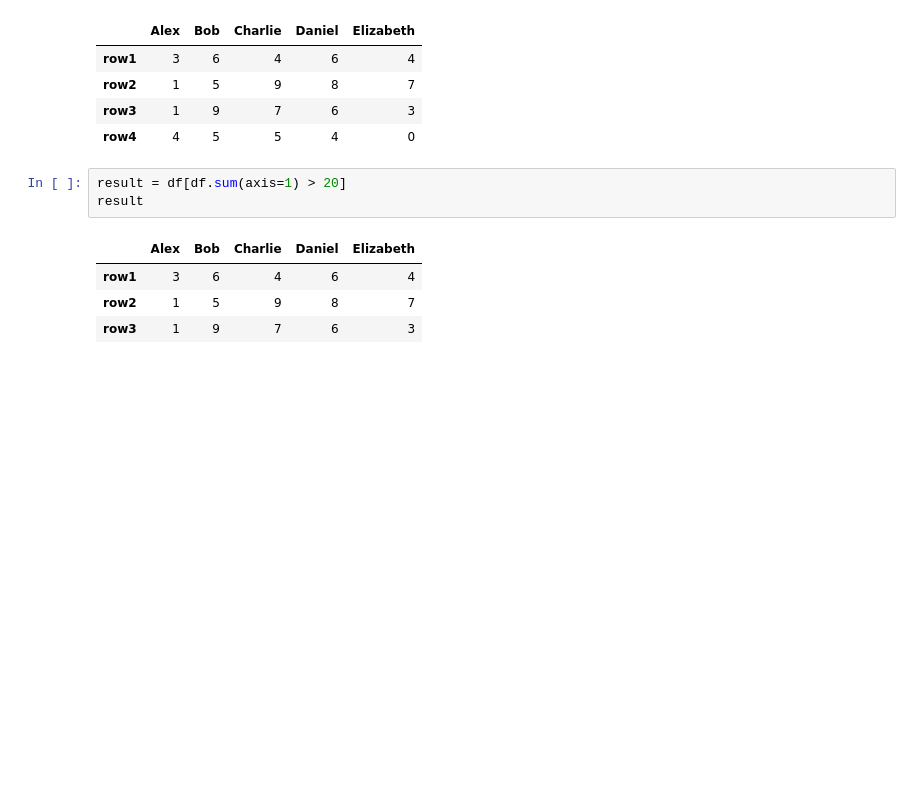
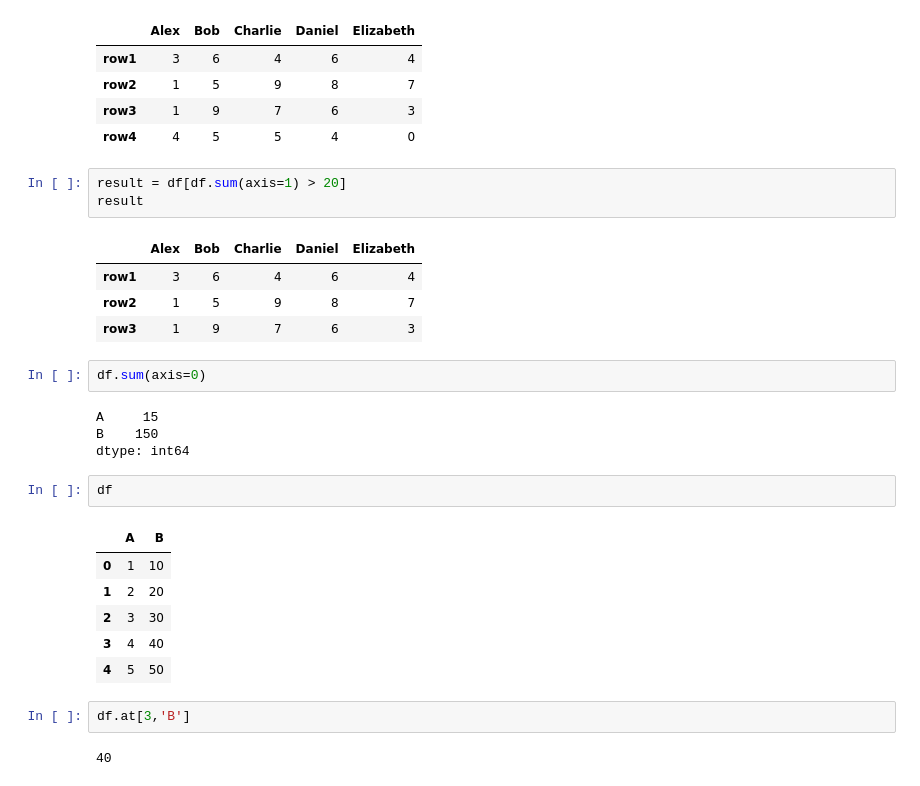
Before and after one commit to JavZon/Pandas, a Jupyter notebook: Pandas_filtering.ipynb, the cells around one changed output. Saved outputs shown, nothing was run; the diff lists cells and outputs as text; blank space fills up the shorter version.

```diff
--- a/Pandas_filtering.ipynb
+++ b/Pandas_filtering.ipynb
@@ -130,3 +130,22 @@ result
 | row1 | 3 | 6 | 4 | 6 | 4 |
 | row2 | 1 | 5 | 9 | 8 | 7 |
 | row3 | 1 | 9 | 7 | 6 | 3 |
+# %%
+df.sum(axis=0)
+# %% [output]
+A     15
+B    150
+dtype: int64
+# %%
+df
+# %% [output]
+|  | A | B |
+| 0 | 1 | 10 |
+| 1 | 2 | 20 |
+| 2 | 3 | 30 |
+| 3 | 4 | 40 |
+| 4 | 5 | 50 |
+# %%
+df.at[3,'B']
+# %% [output]
+40
```
